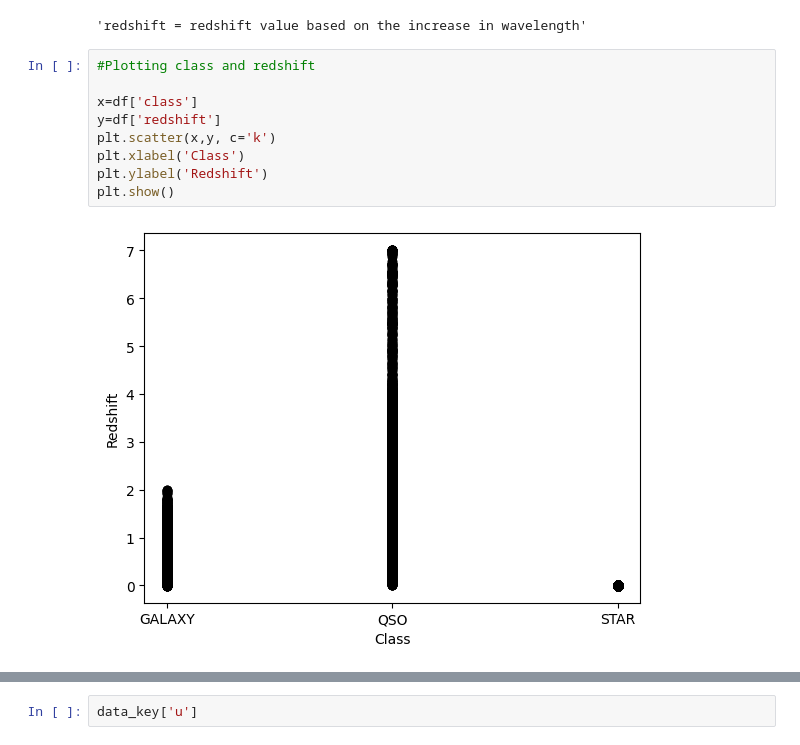
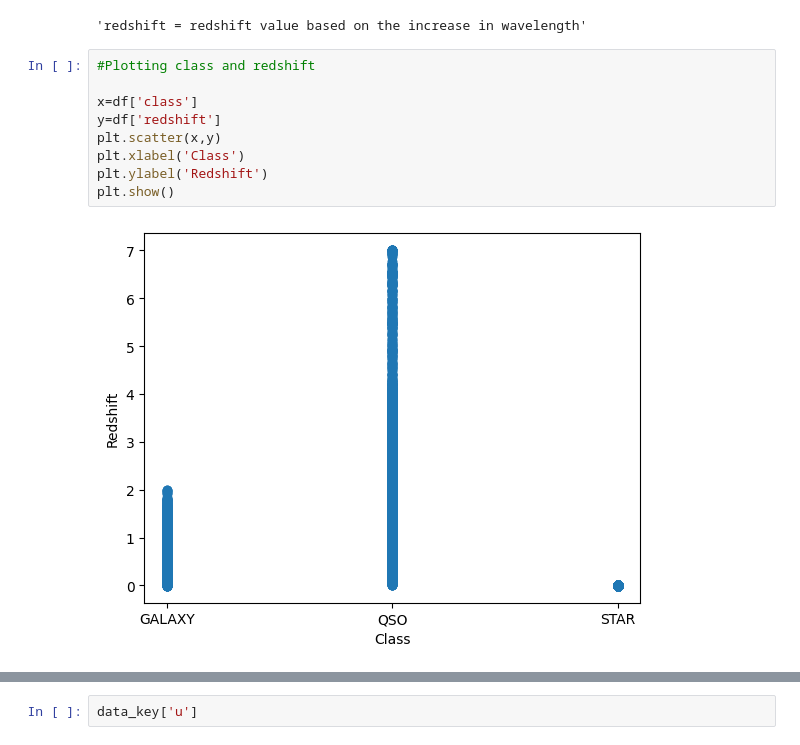
Before and after one commit to januaryeve/Stellar_Classification, a Jupyter notebook: Stellar_Classification_Code.ipynb, the cells around one changed output, grey strips where cells are left out. Cells and saved outputs as stored; diff of their text form.

```diff
--- a/Stellar_Classification_Code.ipynb
+++ b/Stellar_Classification_Code.ipynb
@@ -88,12 +189,12 @@ data_key['redshift']
 # %%
 #Plotting class and redshift
 
 x=df['class']
 y=df['redshift']
-plt.scatter(x,y, c='k')
+plt.scatter(x,y)
 plt.xlabel('Class')
 plt.ylabel('Redshift')
 plt.show()
 # %% [output]
-[figure, old version]
+[figure, new version]
 # %%
```
Also changed, not shown: parts of 39 cells of this notebook.
